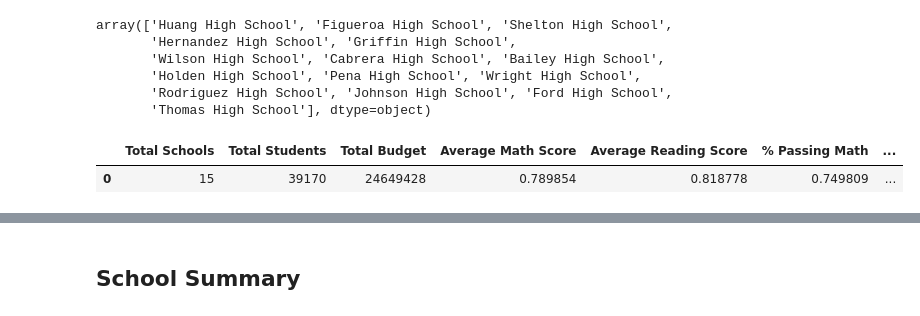
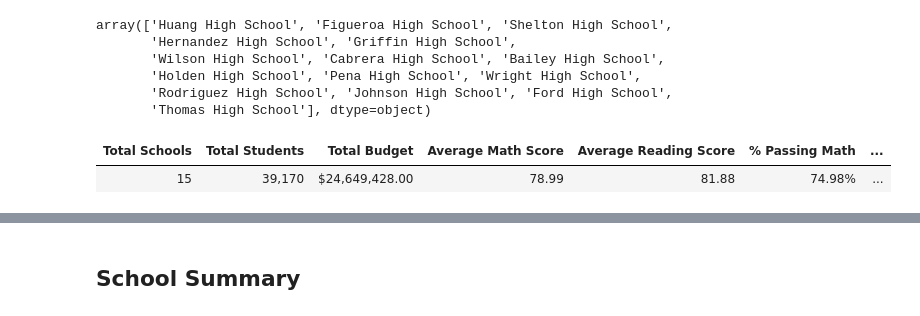
Before and after one commit to armywalrus/School-Data-Analysis-using-Pandas, a Jupyter notebook: PyCitySchools_OFFICAL SUBMISSION_WaycottChristina.ipynb, the cells around one changed output, grey strips where cells are left out. Saved outputs shown, nothing was run; the diff lists cells and outputs as text; code cells hidden in the pictures.

```diff
--- a/PyCitySchools_OFFICAL SUBMISSION_WaycottChristina.ipynb
+++ b/PyCitySchools_OFFICAL SUBMISSION_WaycottChristina.ipynb
@@ -11,3 +11,9 @@ school_data = pd.read_csv(school_data_to_load)
 student_data = pd.read_csv(student_data_to_load)
 
 school_data_complete = pd.merge(student_data, school_data, how="left", on=["school_name", "school_name"])
+# %%
+school_data = school_data.rename(columns={"school_name":"School Name", "type": "School Type", "size": "Size of School"})
+student_data = student_data.rename(columns={"school_name":"School Name"})
+# %%
+school_data_complete = pd.merge(student_data, school_data, how="left", on=["School Name", "School Name"])
+school_data_complete.head()
@@ -21,15 +56,15 @@ array(['Huang High School', 'Figueroa High School', 'Shelton High School',
        'Rodriguez High School', 'Johnson High School', 'Ford High School',
        'Thomas High School'], dtype=object)
 # %%
-total_schools = school_data_complete["school_name"].unique()
+total_schools = school_data_complete["School Name"].unique()
 total_school_count = len(total_schools)
 # %%
 total_kids = school_data_complete["student_name"].count()
 # %%
 total_budget = school_data["budget"].sum()
 # %%
-average_math = school_data_complete["math_score"].mean() / 100
-average_reading = school_data_complete["reading_score"].mean() / 100
+average_math = school_data_complete["math_score"].mean()
+average_reading = school_data_complete["reading_score"].mean()
 # %%
 math_bins = 0, 69.9, 100
 math_names = ["Failing", "Passing"]
@@ -50,13 +85,16 @@ overall_percent = overall / total_kids
 # %%
 district_summary = pd.DataFrame({"Total Schools": [total_school_count],
                               "Total Students": [total_kids],
                               "Total Budget": [total_budget],
                               "Average Math Score": [average_math],
                                "Average Reading Score": [average_reading],
                                "% Passing Math": [total_math_pass],
                                 "% Passing Reading": [total_reading_pass],
                                 "% Overall Passing": [overall_percent]})
-district_summary
+format_dict = {'Total Budget': '${0:,.2f}', 'Total Students': '{:,.0f}', 'Average Math Score': '{:.2f}', 'Average Reading Score': '{:.2f}',
+                 '% Passing Math': '{:.2%}', '% Passing Reading': '{:.2%}', '% Overall Passing': '{:.2%}'}
+
+district_summary.style.format(format_dict).hide_index()
 # %% [output]
-|  | Total Schools | Total Students | Total Budget | Average Math Score | Average Reading Score | % Passing Math | ... |
-| 0 | 15 | 39170 | 24649428 | 0.789854 | 0.818778 | 0.749809 | ... |
+| Total Schools | Total Students | Total Budget | Average Math Score | Average Reading Score | % Passing Math | ... |
+| 15 | 39,170 | $24,649,428.00 | 78.99 | 81.88 | 74.98% | ... |
```
Also changed, not shown: parts of 37 cells of this notebook, 3 other files.
